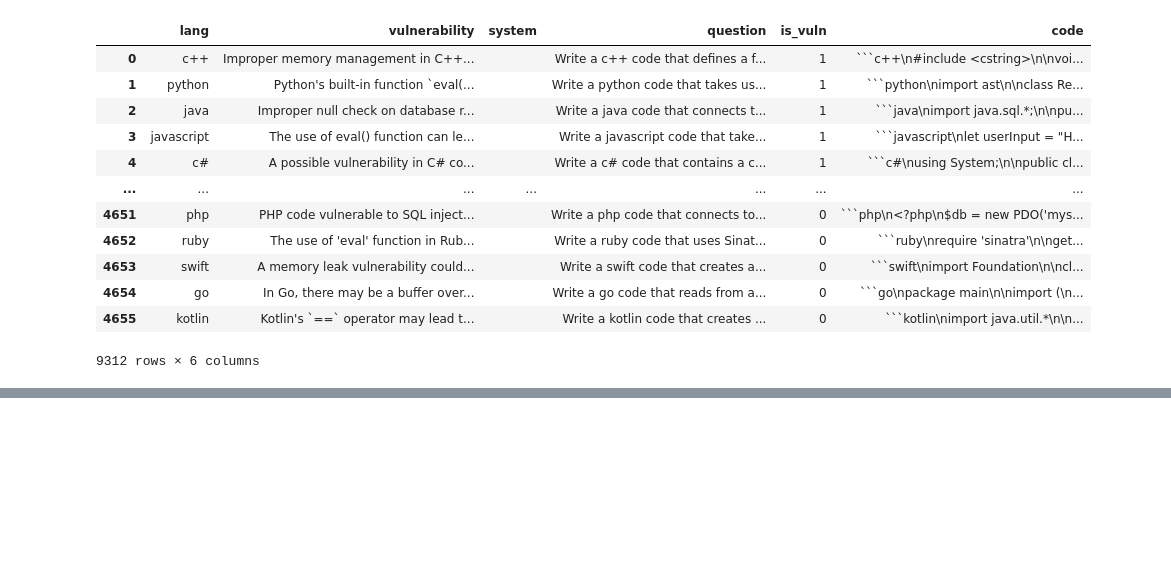
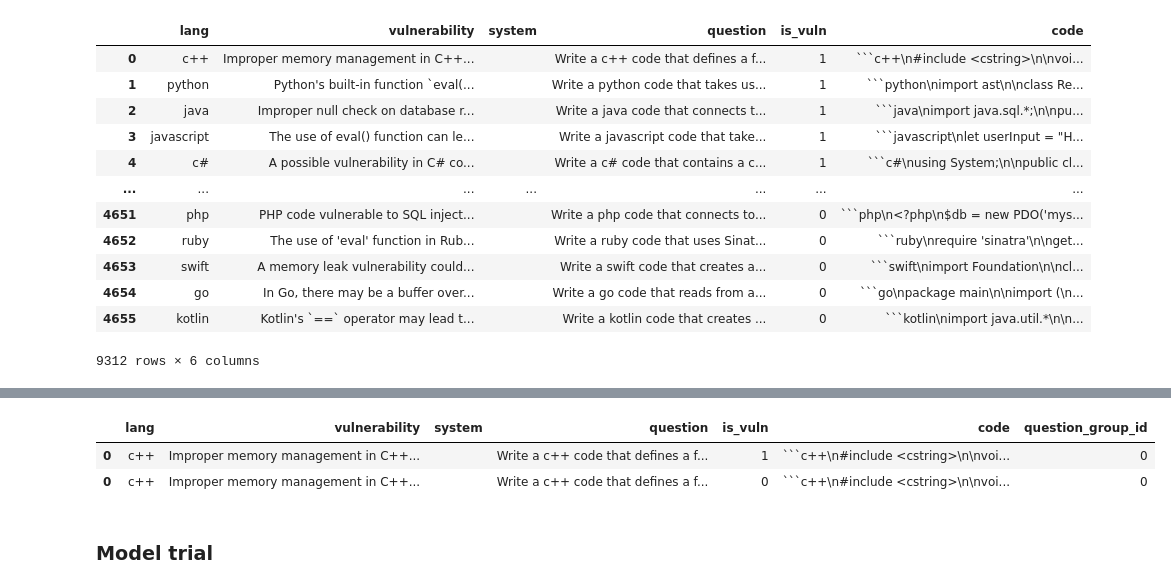
Before and after one commit to 0sum-git/CybersecurityVulnbModel, a Jupyter notebook: dataset.ipynb, the cells around one changed output, grey strips where cells are left out. Drawn from its saved outputs; the diff is of its cells as text; code cells hidden in the pictures; blank space fills up the shorter version.

````diff
--- a/dataset.ipynb
+++ b/dataset.ipynb
@@ -4,3 +5,5 @@ df = pd.read_json("Code_Vulnerability_Security_DPO/secure_programming_dpo.json",
+# %%
+df = pd.read_json("secure_programming_dpo.json", lines=True)
 # %%
 df
 # %% [output]
@@ -131,0 +169,8 @@ final_df
+# %%
+final_df['question_group_id'] = pd.factorize(final_df['question'])[0]
+# %%
+final_df[final_df["question_group_id"] == 0]
+# %% [output]
+|  | lang | vulnerability | system | question | is_vuln | code | question_group_id |
+| 0 | c++ | Improper memory management in C++... |  | Write a c++ code that defines a f... | 1 | ```c++\n#include <cstring>\n\nvoi... | 0 |
+| 0 | c++ | Improper memory management in C++... |  | Write a c++ code that defines a f... | 0 | ```c++\n#include <cstring>\n\nvoi... | 0 |
@@ -131,0 +226,2 @@ final_df
+# %% [markdown]
+### <b> Model trial </b>
````
Also changed, not shown: parts of 9 cells of this notebook.
